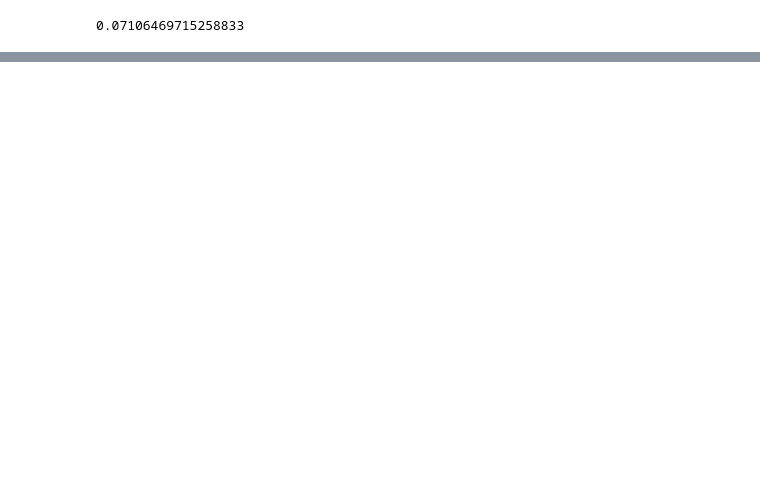
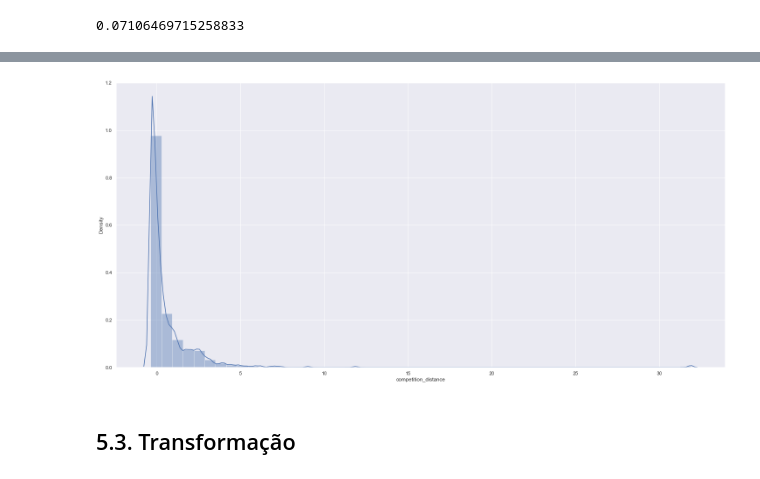
Before and after one commit to feduardor/DataScience_Em_Producao, a Jupyter notebook: m04_v01_store_sales_prediction.ipynb, the cells around one changed output, grey strips where cells are left out. Drawn from its saved outputs; the diff is of its cells as text; code cells hidden in the pictures; blank space fills up the shorter version.

```diff
--- a/m04_v01_store_sales_prediction.ipynb
+++ b/m04_v01_store_sales_prediction.ipynb
@@ -933,0 +953,24 @@ df5 = df4.copy()
+# %%
+# Min-Max Scaler - Quando não existe outliers
+# Robust Scaler - Pra quando existir colunas com outliers
+# --------------------------------------------------------
+rs = RobustScaler() # Instanciando o RobustScaler
+mms = MinMaxScaler()
+
+# competition distance
+df5['competition_distance'] = rs.fit_transform( df5[['competition_distance']].values )
+
+# competition time month
+df5['competition_time_month'] = rs.fit_transform( df5[['competition_time_month']].values )
+
+# promo time week
+df5['promo_time_week'] = mms.fit_transform( df5[['promo_time_week']].values )
+
+# year
+df5['year'] = mms.fit_transform( df5[['year']].values )
+# %%
+sns.distplot( df5['competition_distance'] );
+# %% [output]
+[figure, added]
+# %% [markdown]
+## 5.3. Transformação
```
Also changed, not shown: parts of 17 cells of this notebook.
